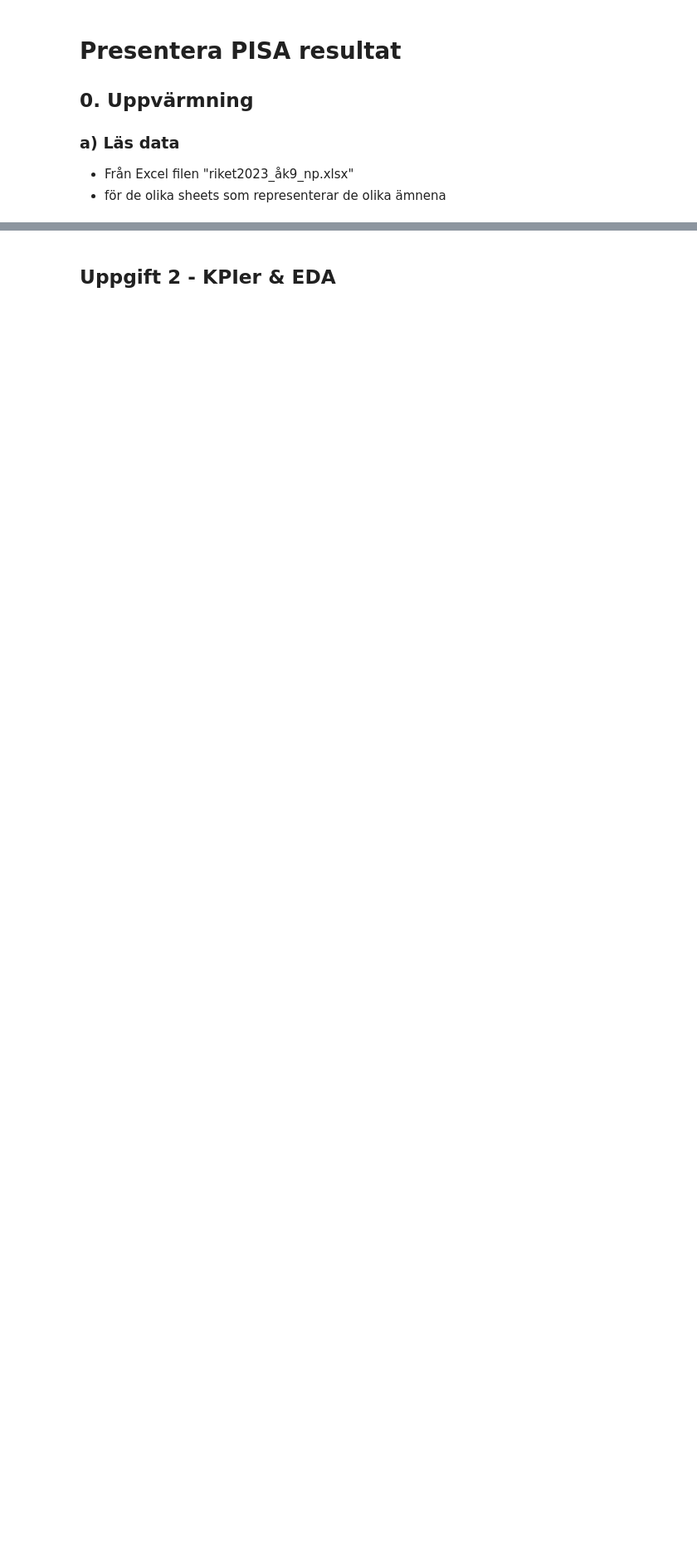
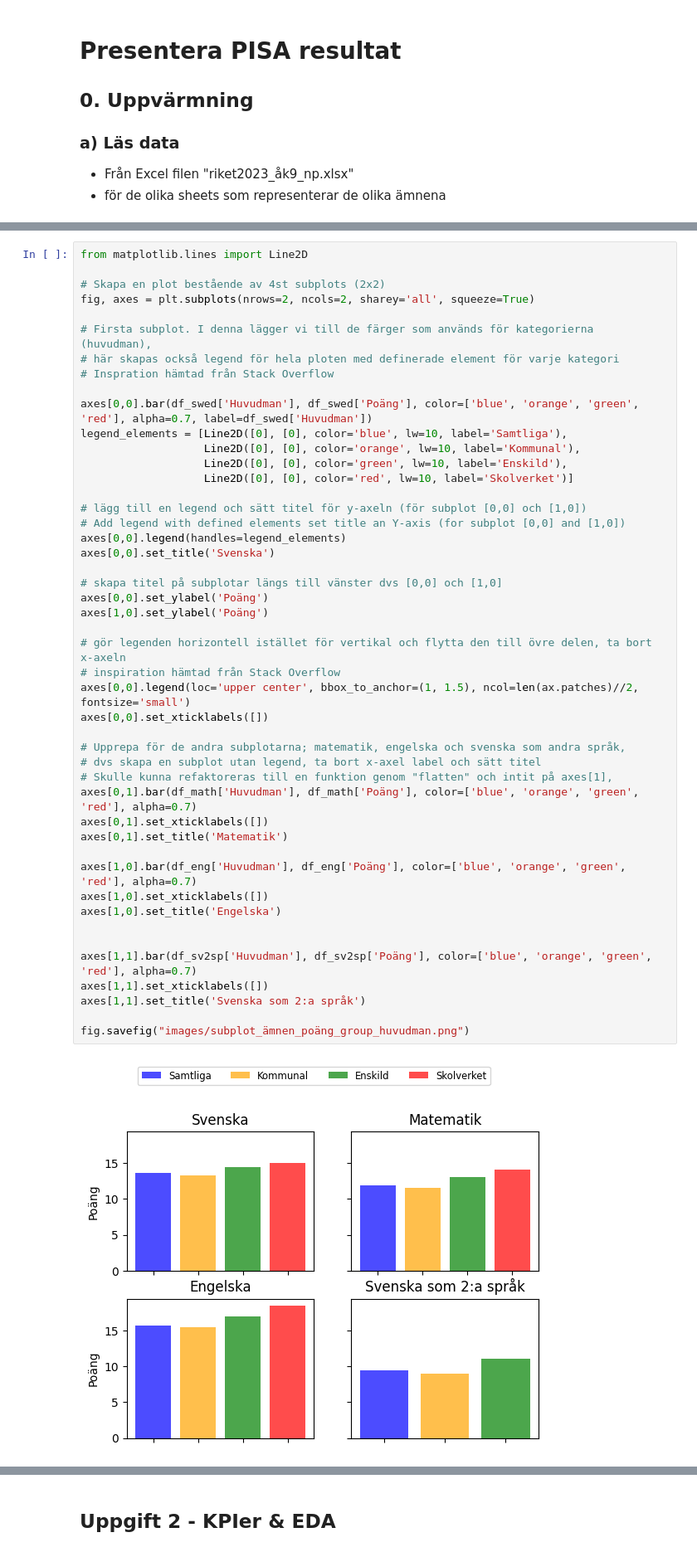
Before and after one commit to danlundh67/PISA-data-processing, a Jupyter notebook: pisa.ipynb, the cells around one changed output, grey strips where cells are left out. Shown at 83% size. Drawn from its saved outputs; the diff is of its cells as text; blank space fills up the shorter version.

```diff
--- a/pisa.ipynb
+++ b/pisa.ipynb
@@ -354,0 +120,49 @@ fig5.show()
+# %%
+from matplotlib.lines import Line2D
+
+# Skapa en plot bestående av 4st subplots (2x2)
+fig, axes = plt.subplots(nrows=2, ncols=2, sharey='all', squeeze=True)
+
+# Firsta subplot. I denna lägger vi till de färger som används för kategorierna (huvudman),
+# här skapas också legend för hela ploten med definerade element för varje kategori
+# Inspration hämtad från Stack Overflow
+
+axes[0,0].bar(df_swed['Huvudman'], df_swed['Poäng'], color=['blue', 'orange', 'green', 'red'], alpha=0.7, label=df_swed['Huvudman'])
+legend_elements = [Line2D([0], [0], color='blue', lw=10, label='Samtliga'),
+                   Line2D([0], [0], color='orange', lw=10, label='Kommunal'),
+                   Line2D([0], [0], color='green', lw=10, label='Enskild'),
+                   Line2D([0], [0], color='red', lw=10, label='Skolverket')]
+
+# lägg till en legend och sätt titel för y-axeln (för subplot [0,0] och [1,0])
+# Add legend with defined elements set title an Y-axis (for subplot [0,0] and [1,0])
+axes[0,0].legend(handles=legend_elements)
+axes[0,0].set_title('Svenska')
+
+# skapa titel på subplotar längs till vänster dvs [0,0] och [1,0]
+axes[0,0].set_ylabel('Poäng')
+axes[1,0].set_ylabel('Poäng')
+
+# gör legenden horizontell istället för vertikal och flytta den till övre delen, ta bort x-axeln
+# inspiration hämtad från Stack Overflow
+axes[0,0].legend(loc='upper center', bbox_to_anchor=(1, 1.5), ncol=len(ax.patches)//2, fontsize='small')
+axes[0,0].set_xticklabels([])
+
+# Upprepa för de andra subplotarna; matematik, engelska och svenska som andra språk,
+# dvs skapa en subplot utan legend, ta bort x-axel label och sätt titel
+# Skulle kunna refaktoreras till en funktion genom "flatten" och intit på axes[1],
+axes[0,1].bar(df_math['Huvudman'], df_math['Poäng'], color=['blue', 'orange', 'green', 'red'], alpha=0.7)
+axes[0,1].set_xticklabels([])
+axes[0,1].set_title('Matematik')
+
+axes[1,0].bar(df_eng['Huvudman'], df_eng['Poäng'], color=['blue', 'orange', 'green', 'red'], alpha=0.7)
+axes[1,0].set_xticklabels([])
+axes[1,0].set_title('Engelska')
+
+
+axes[1,1].bar(df_sv2sp['Huvudman'], df_sv2sp['Poäng'], color=['blue', 'orange', 'green', 'red'], alpha=0.7)
+axes[1,1].set_xticklabels([])
+axes[1,1].set_title('Svenska som 2:a språk')
+
+fig.savefig("images/subplot_ämnen_poäng_group_huvudman.png")
+# %% [output]
+[figure, added]
```
Also changed, not shown: parts of 57 cells of this notebook, 8 other files.
